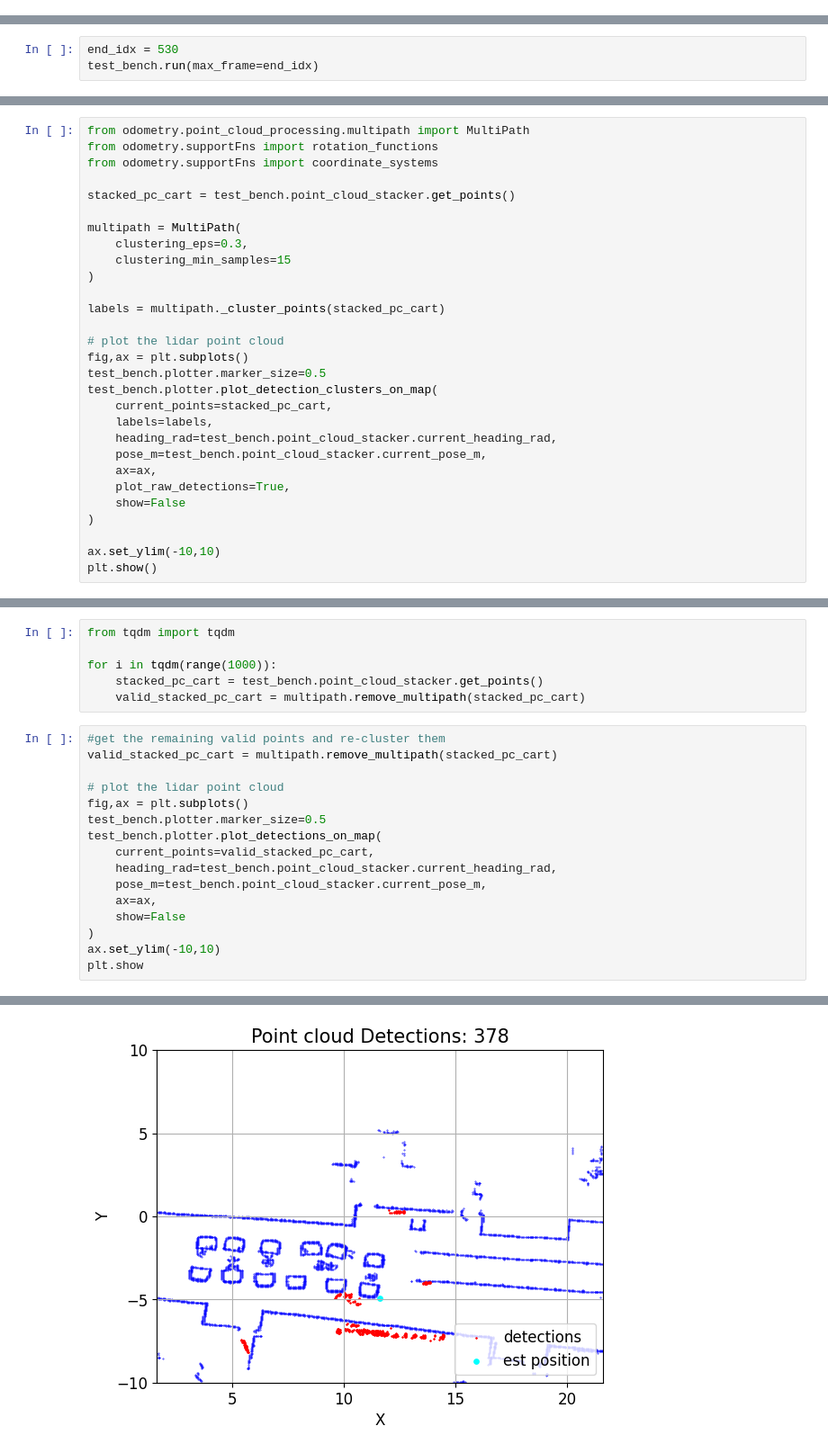
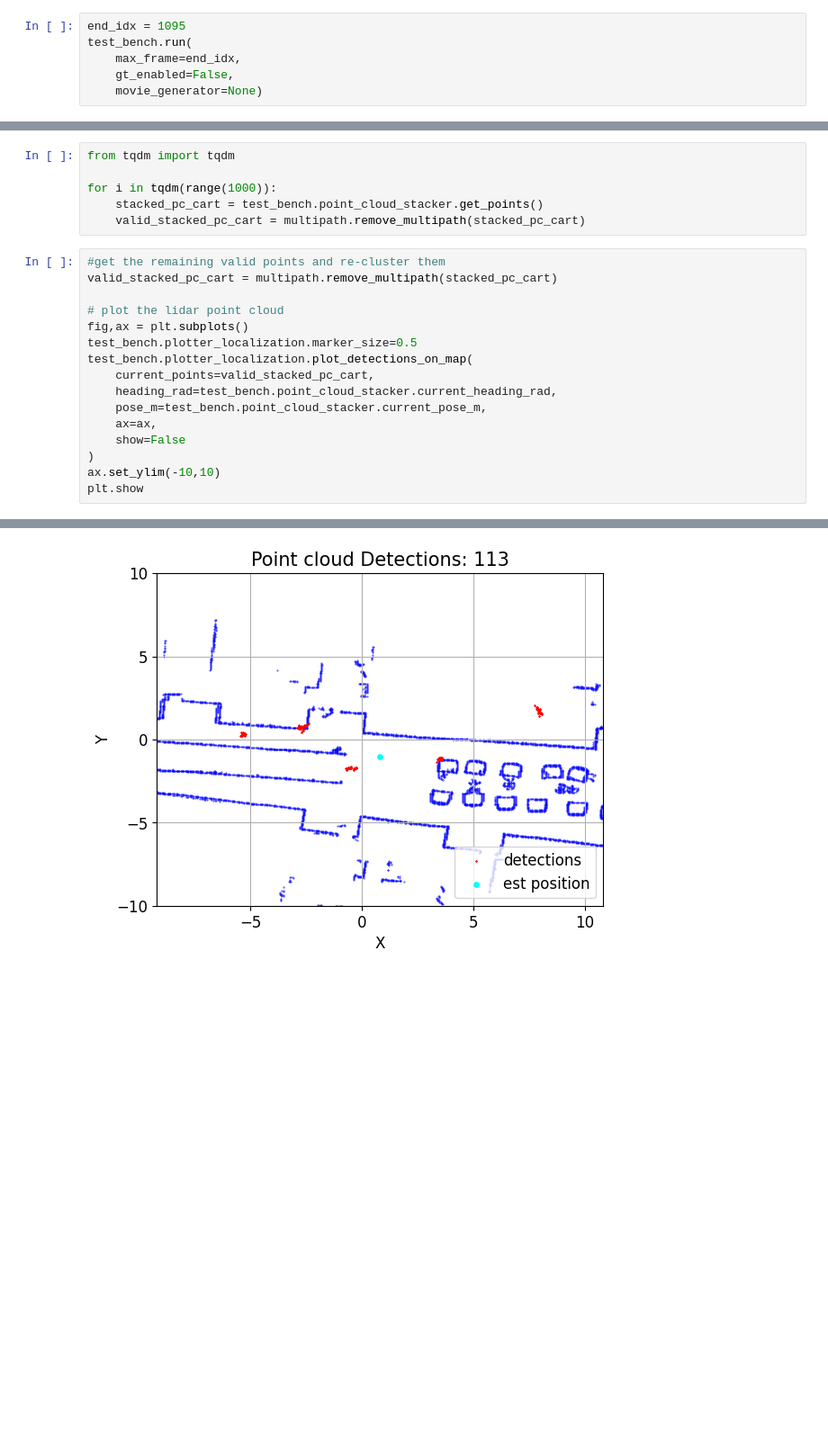
Before and after one commit to davidmhunt/odometry, a Jupyter notebook: notebooks/eval_combined_pc_kalman.ipynb, the cells around one changed output, grey strips where cells are left out. Shown at 90% size. Drawn from its saved outputs; the diff is of its cells as text; blank space fills up the shorter version.

```diff
--- a/notebooks/eval_combined_pc_kalman.ipynb
+++ b/notebooks/eval_combined_pc_kalman.ipynb
@@ -94,0 +109,6 @@ dataset start time: 1716410866.672556s
+# %%
+end_idx = 1095
+test_bench.run(
+    max_frame=end_idx,
+    gt_enabled=False,
+    movie_generator=None)
@@ -109,3 +176,0 @@ plt.show()
-# %%
-end_idx = 530
-test_bench.run(max_frame=end_idx)
@@ -175,29 +225,0 @@ plt.show()
-# %%
-from odometry.point_cloud_processing.multipath import MultiPath
-from odometry.supportFns import rotation_functions
-from odometry.supportFns import coordinate_systems
-
-stacked_pc_cart = test_bench.point_cloud_stacker.get_points()
-
-multipath = MultiPath(
-    clustering_eps=0.3,
-    clustering_min_samples=15
-)
-
-labels = multipath._cluster_points(stacked_pc_cart)
-
-# plot the lidar point cloud
-fig,ax = plt.subplots()
-test_bench.plotter.marker_size=0.5
-test_bench.plotter.plot_detection_clusters_on_map(
-    current_points=stacked_pc_cart,
-    labels=labels,
-    heading_rad=test_bench.point_cloud_stacker.current_heading_rad,
-    pose_m=test_bench.point_cloud_stacker.current_pose_m,
-    ax=ax,
-    plot_raw_detections=True,
-    show=False
-)
-
-ax.set_ylim(-10,10)
-plt.show()
@@ -212,22 +232,22 @@ for i in tqdm(range(1000)):
 # %%
 #get the remaining valid points and re-cluster them
 valid_stacked_pc_cart = multipath.remove_multipath(stacked_pc_cart)
 
 # plot the lidar point cloud
 fig,ax = plt.subplots()
-test_bench.plotter.marker_size=0.5
-test_bench.plotter.plot_detections_on_map(
+test_bench.plotter_localization.marker_size=0.5
+test_bench.plotter_localization.plot_detections_on_map(
     current_points=valid_stacked_pc_cart,
     heading_rad=test_bench.point_cloud_stacker.current_heading_rad,
     pose_m=test_bench.point_cloud_stacker.current_pose_m,
     ax=ax,
     show=False
 )
 ax.set_ylim(-10,10)
 plt.show
 # %% [output]
 <function matplotlib.pyplot.show(close=None, block=None)>
-[figure, old version]
+[figure, new version]
 # %%
 #perform an ICP update
 
```
Also changed, not shown: parts of 17 cells of this notebook, 6 other files.
